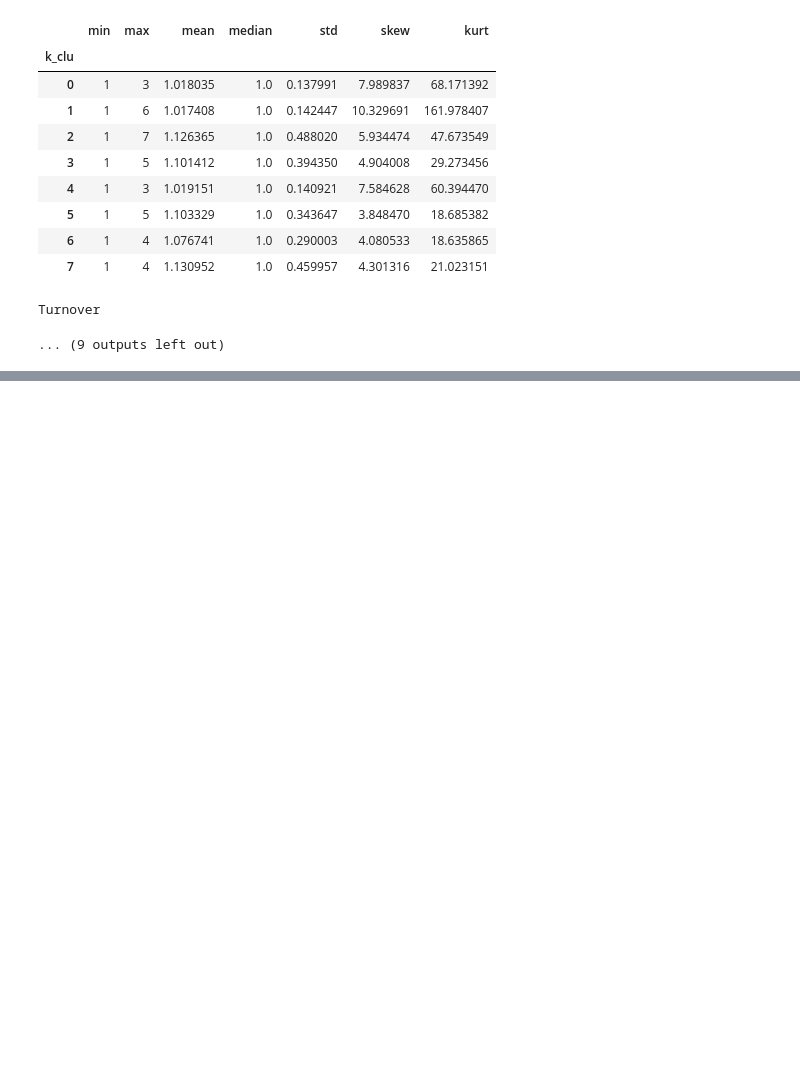
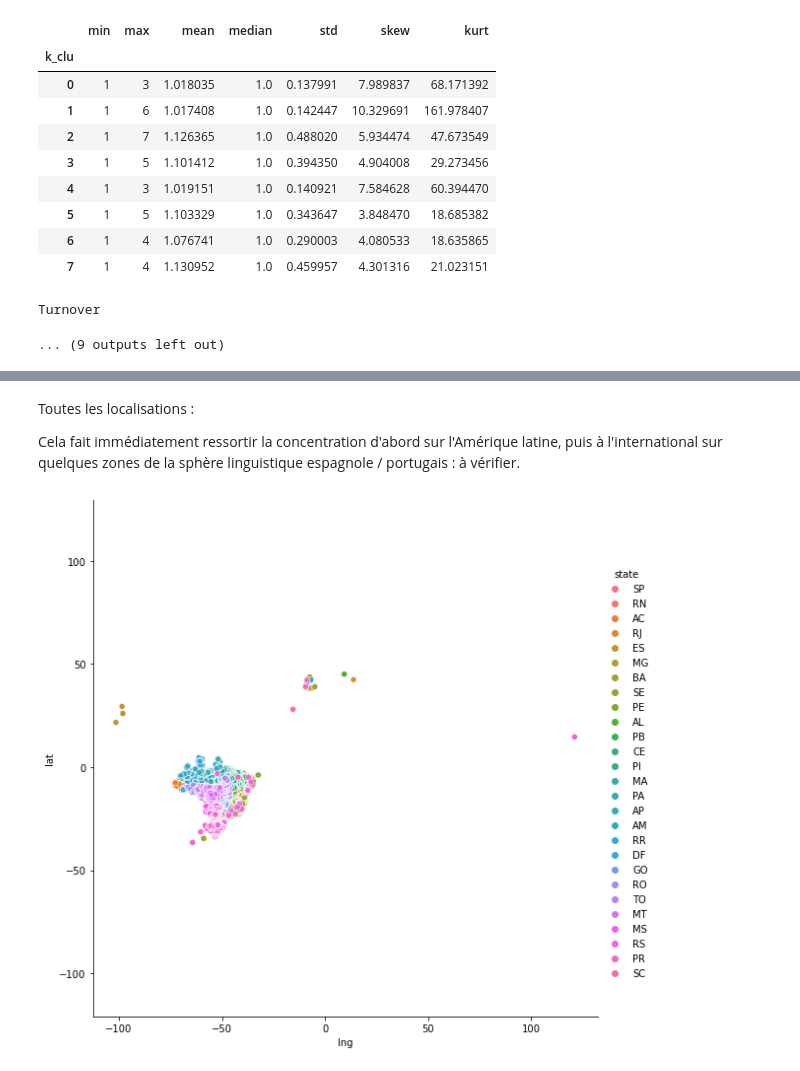
Before and after one commit to Franck-PepperLabs/pepper_olist_market_segmentation, a Jupyter notebook: jupyter/x.ipynb, the cells around one changed output, grey strips where cells are left out. Drawn from its saved outputs; the diff is of its cells as text; code cells hidden in the pictures; blank space fills up the shorter version.

```diff
--- a/jupyter/x.ipynb
+++ b/jupyter/x.ipynb
@@ -834,0 +1015,3 @@ Turnover
+# %%
+geolocation.columns = ['zip_code_prefix', 'lat', 'lng', 'city', 'state']
+display(geolocation)
@@ -834,0 +1032,22 @@ Turnover
+# %% [markdown]
+Toutes les localisations :
+
+Cela fait immédiatement ressortir la concentration d'abord sur l'Amérique latine, puis à l'international sur quelques zones de la sphère linguistique espagnole / portugais : à vérifier.
+# %%
+#import matplotlib.image as mpimg
+#img = mpimg.imread('../img/seattle_map.png')
+#f, ax = plt.subplots()
+#plt.imshow(img, zorder=.5)
+import matplotlib.pyplot as plt
+import seaborn as sns
+plot = sns.relplot(
+    x='lng',
+    y='lat',
+    hue='state',
+    data=geolocation,
+    height=8)
+#plot.axes[0, 0].imshow(img, alpha=.5, zorder=1)
+plt.axis('equal')
+plt.show()
+# %% [output]
+[figure, added]
```
Also changed, not shown: parts of 59 cells of this notebook, 3 other files.
